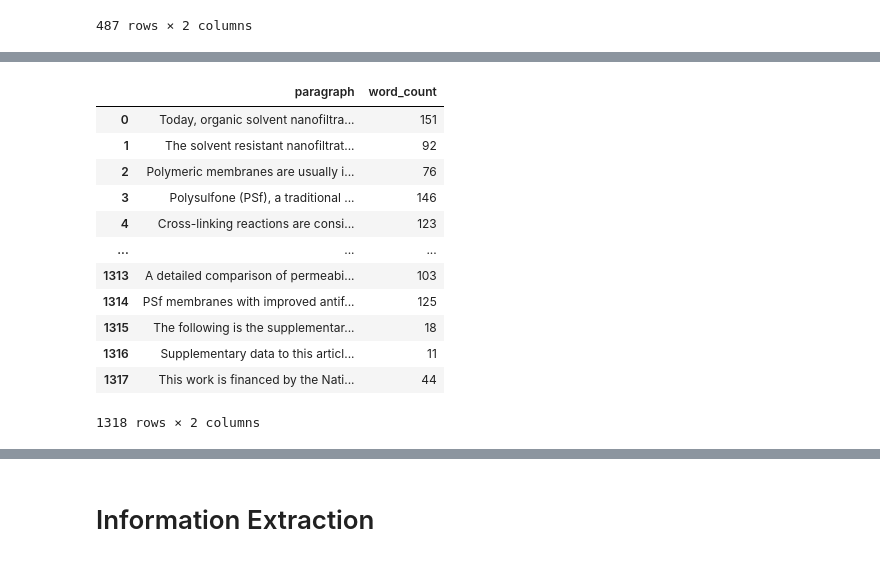
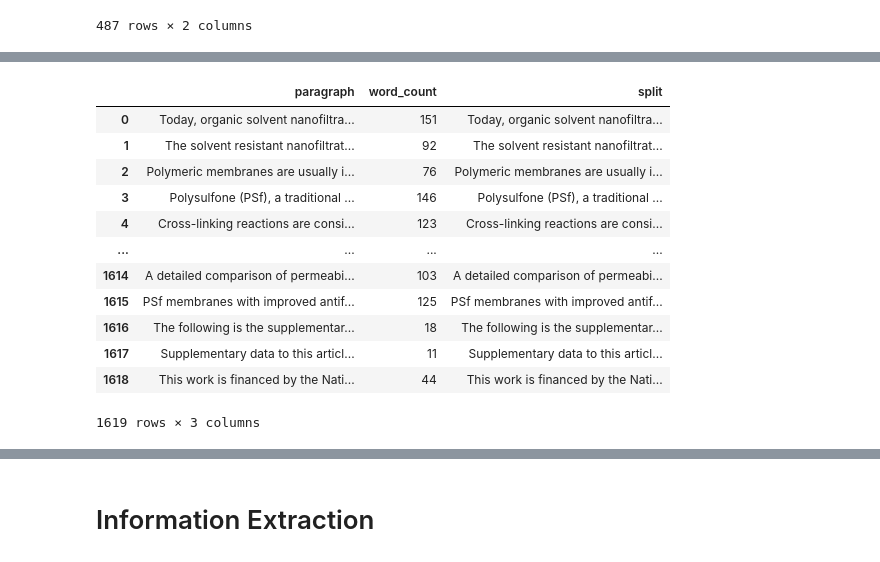
Before and after one commit to Toniaac/Membrane-NLP, a Jupyter notebook: Elsevier API/Elsevier_API_Classify.ipynb, the cells around one changed output, grey strips where cells are left out. Drawn from its saved outputs; the diff is of its cells as text; code cells hidden in the pictures.

```diff
--- a/Elsevier API/Elsevier_API_Classify.ipynb
+++ b/Elsevier API/Elsevier_API_Classify.ipynb
@@ -226,21 +212,3 @@ papers = paper_parser('nips, membrane, polysulfone', elsevier_apikey, 50, 0, 're
 test_papers = papers.get_all_paragraphs()
 test_papers = test_papers[10:50]
 test_papers = pd.DataFrame(flatten_list(test_papers), columns = ['paragraph'])
-test_papers = drop_long_para(test_papers,200)
-#test_papers = split_para(test_papers,150)
-test_papers.to_csv('test_data.csv')
-test_papers
-# %% [output]
-|  | paragraph | word_count |
-| 0 | Today, organic solvent nanofiltra... | 151 |
-| 1 | The solvent resistant nanofiltrat... | 92 |
-| 2 | Polymeric membranes are usually i... | 76 |
-| 3 | Polysulfone (PSf), a traditional ... | 146 |
-| 4 | Cross-linking reactions are consi... | 123 |
-| ... | ... | ... |
-| 1313 | A detailed comparison of permeabi... | 103 |
-| 1314 | PSf membranes with improved antif... | 125 |
-| 1315 | The following is the supplementar... | 18 |
-| 1316 | Supplementary data to this articl... | 11 |
-| 1317 | This work is financed by the Nati... | 44 |
-1318 rows × 2 columns
@@ -253,3 +215,21 @@ response = co.classify(
+# %%
+test_papers = shorten_para(test_papers,150)
+test_papers.to_csv('test_data.csv')
+test_papers
+# %% [output]
+|  | paragraph | word_count | split |
+| 0 | Today, organic solvent nanofiltra... | 151 | Today, organic solvent nanofiltra... |
+| 1 | The solvent resistant nanofiltrat... | 92 | The solvent resistant nanofiltrat... |
+| 2 | Polymeric membranes are usually i... | 76 | Polymeric membranes are usually i... |
+| 3 | Polysulfone (PSf), a traditional ... | 146 | Polysulfone (PSf), a traditional ... |
+| 4 | Cross-linking reactions are consi... | 123 | Cross-linking reactions are consi... |
+| ... | ... | ... | ... |
+| 1614 | A detailed comparison of permeabi... | 103 | A detailed comparison of permeabi... |
+| 1615 | PSf membranes with improved antif... | 125 | PSf membranes with improved antif... |
+| 1616 | The following is the supplementar... | 18 | The following is the supplementar... |
+| 1617 | Supplementary data to this articl... | 11 | Supplementary data to this articl... |
+| 1618 | This work is financed by the Nati... | 44 | This work is financed by the Nati... |
+1619 rows × 3 columns
 # %%
 co = cohere.Client(cohere_apiKey)
 response = co.classify(
```
Also changed, not shown: parts of 5 cells of this notebook, 3 other files.
